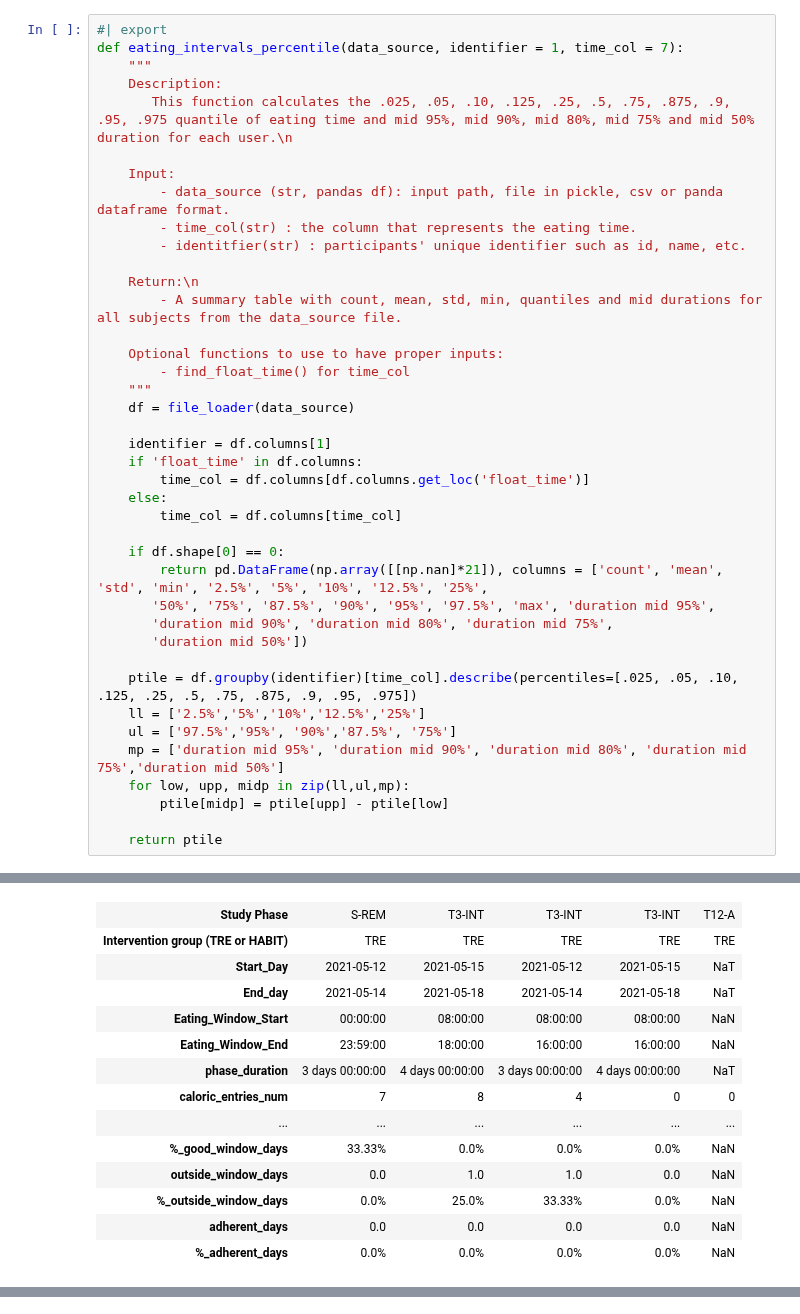
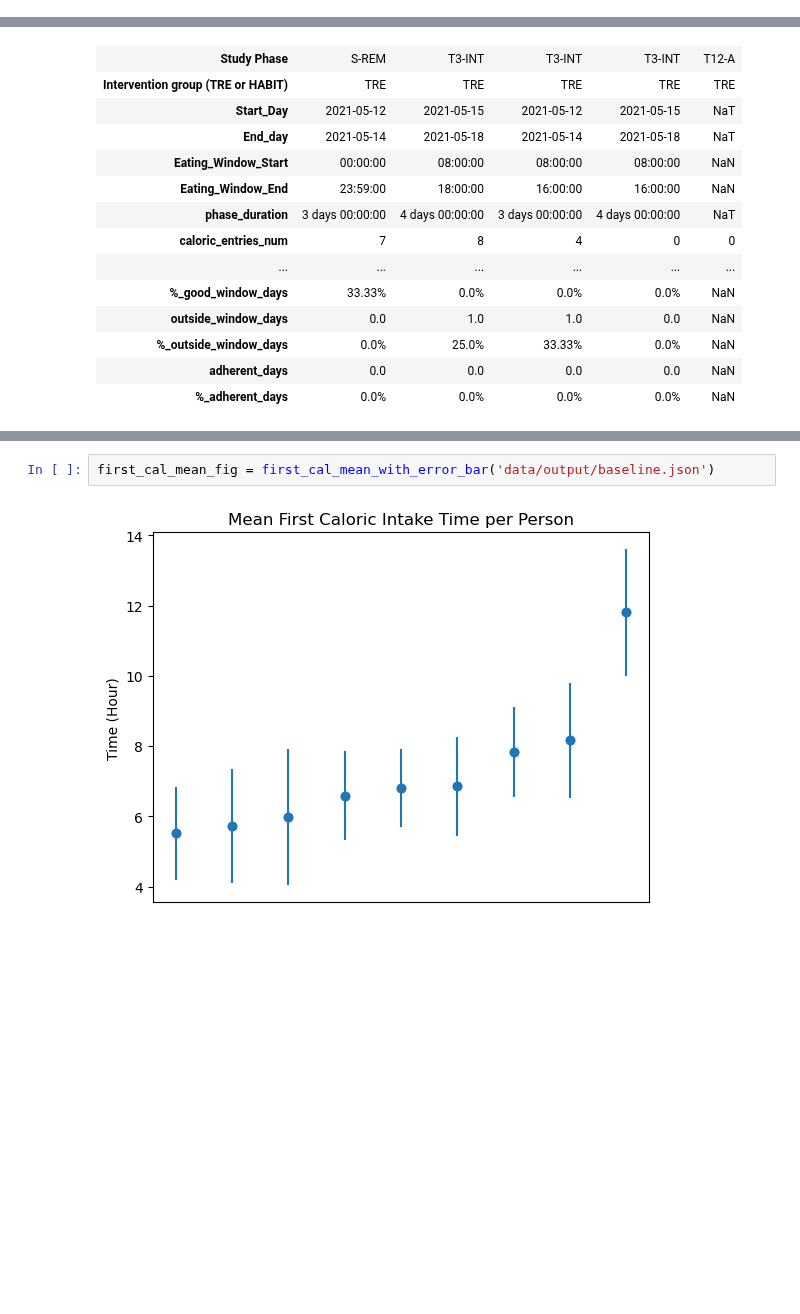
Before and after one commit to tktran11/treets, a Jupyter notebook: 00_core.ipynb, the cells around one changed output, grey strips where cells are left out. Saved outputs shown, nothing was run; the diff lists cells and outputs as text; blank space fills up the shorter version.

```diff
--- a/00_core.ipynb
+++ b/00_core.ipynb
@@ -1806,43 +1967,3 @@ users_sorted_by_logging('data/output/public.json', ['f','b']).head(2)
 | unique_code |  |
 | alqt45631586569 | 144 |
 | alqt8668165687 | 135 |
-# %%
-#| export
-def eating_intervals_percentile(data_source, identifier = 1, time_col = 7):
-    """
-    Description:
-       This function calculates the .025, .05, .10, .125, .25, .5, .75, .875, .9, .95, .975 quantile of eating time and mid 95%, mid 90%, mid 80%, mid 75% and mid 50% duration for each user.\n
-
-    Input:
-        - data_source (str, pandas df): input path, file in pickle, csv or panda dataframe format.
-        - time_col(str) : the column that represents the eating time.
-        - identitfier(str) : participants' unique identifier such as id, name, etc.
-
-    Return:\n
-        - A summary table with count, mean, std, min, quantiles and mid durations for all subjects from the data_source file.
-
-    Optional functions to use to have proper inputs:
-        - find_float_time() for time_col
-    """
-    df = file_loader(data_source)
-
-    identifier = df.columns[1]
-    if 'float_time' in df.columns:
-        time_col = df.columns[df.columns.get_loc('float_time')]
-    else:
-        time_col = df.columns[time_col]
-
-    if df.shape[0] == 0:
-        return pd.DataFrame(np.array([[np.nan]*21]), columns = ['count', 'mean', 'std', 'min', '2.5%', '5%', '10%', '12.5%', '25%',
-       '50%', '75%', '87.5%', '90%', '95%', '97.5%', 'max', 'duration mid 95%',
-       'duration mid 90%', 'duration mid 80%', 'duration mid 75%',
-       'duration mid 50%'])
-
-    ptile = df.groupby(identifier)[time_col].describe(percentiles=[.025, .05, .10, .125, .25, .5, .75, .875, .9, .95, .975])
-    ll = ['2.5%','5%','10%','12.5%','25%']
-    ul = ['97.5%','95%', '90%','87.5%', '75%']
-    mp = ['duration mid 95%', 'duration mid 90%', 'duration mid 80%', 'duration mid 75%','duration mid 50%']
-    for low, upp, midp in zip(ll,ul,mp):
-        ptile[midp] = ptile[upp] - ptile[low]
-
-    return ptile
@@ -2917,0 +2679,4 @@ swarmplot('data/output/public.json', max_loggings = 20)
+# %%
+first_cal_mean_fig = first_cal_mean_with_error_bar('data/output/baseline.json')
+# %% [output]
+[figure, added]
```
Also changed, not shown: parts of 87 cells of this notebook, 1 other file.
